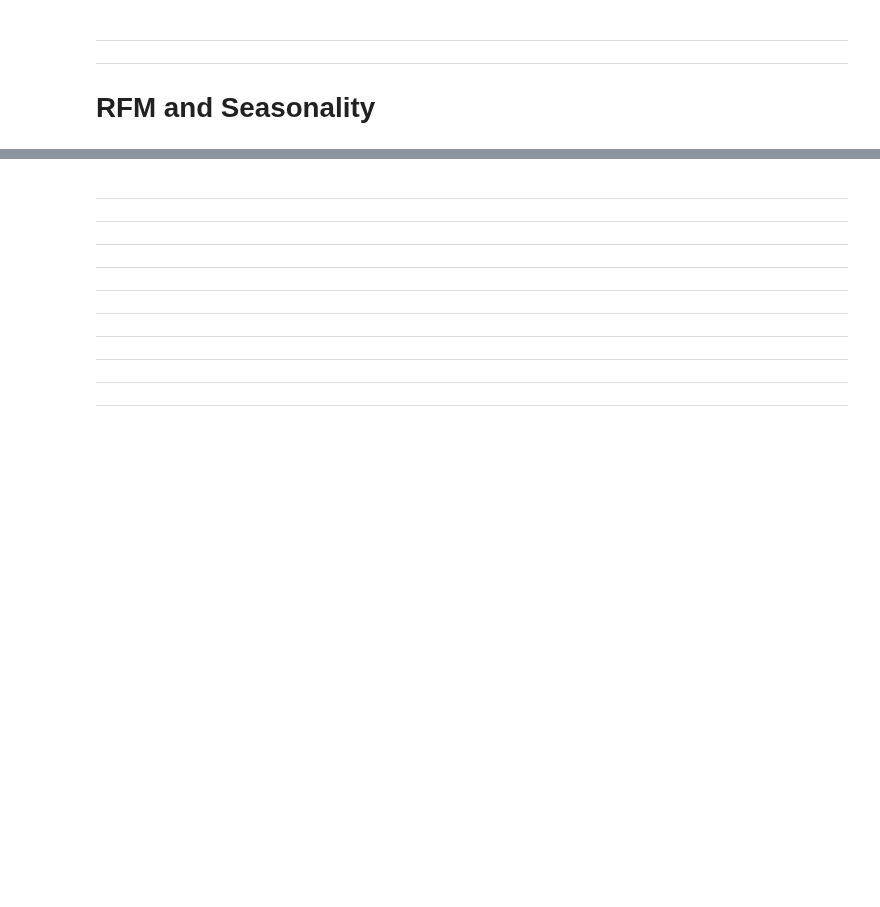
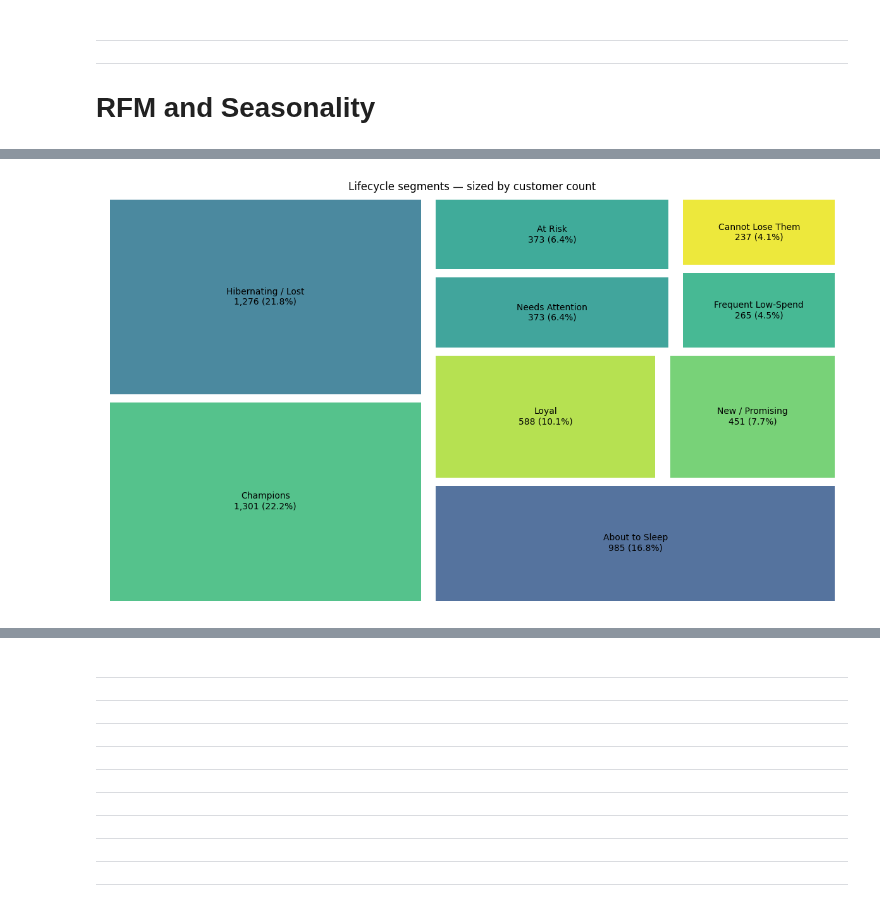
Before and after one commit to sachaplaye/rfm-lifecycle-segmentation, a Jupyter notebook: notebooks/3_data_distributions.ipynb, the cells around one changed output, grey strips where cells are left out. Cells and saved outputs as stored; diff of their text form; code cells hidden in the pictures; blank space fills up the shorter version.

```diff
--- a/notebooks/3_data_distributions.ipynb
+++ b/notebooks/3_data_distributions.ipynb
@@ -669,0 +953,20 @@ print(uniq_region)
+# %%
+import squarify
+import matplotlib.pyplot as plt
+
+seg_counts = customer['lifecycle_segment'].value_counts()
+labels = [f'{name}\n{count:,} ({count/len(customer)*100:.1f}%)'
+          for name, count in seg_counts.items()]
+
+plt.figure(figsize=(12, 7))
+squarify.plot(sizes=seg_counts.values,
+              label=labels,
+              alpha=0.85,
+              pad=True,
+              text_kwargs={'fontsize': 10, 'wrap': True})
+plt.title('Lifecycle segments — sized by customer count')
+plt.axis('off')
+plt.tight_layout()
+plt.show()
+# %% [output]
+[figure, added]
```
Also changed, not shown: parts of 19 cells of this notebook.
